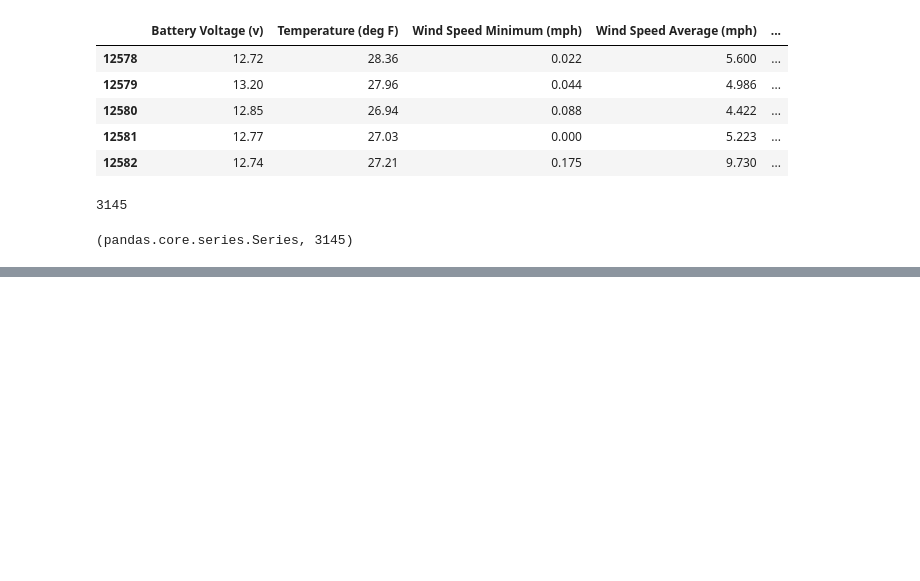
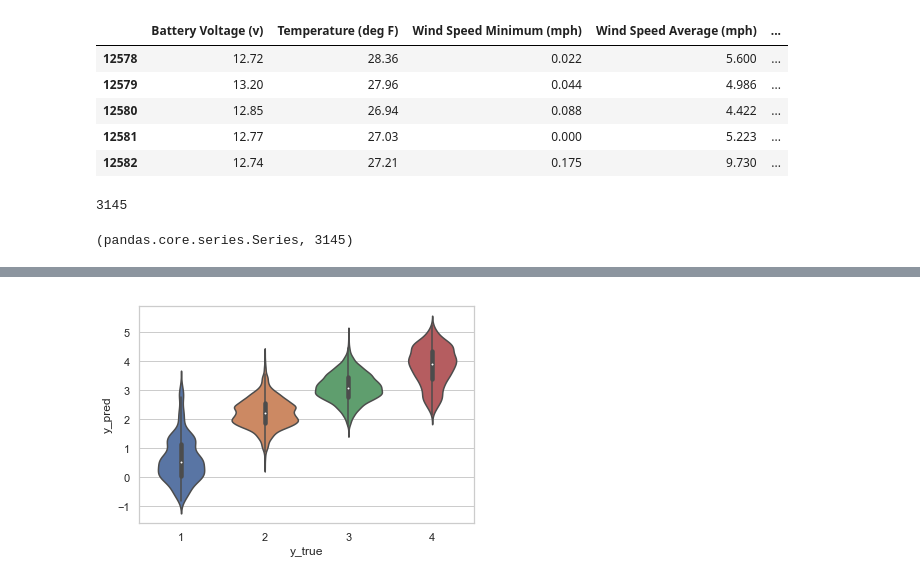
Before and after one commit to kevintheduu/avalanche-predictor, a Jupyter notebook: nb_archive/model_6.ipynb, the cells around one changed output, grey strips where cells are left out. Saved outputs shown, nothing was run; the diff lists cells and outputs as text; code cells hidden in the pictures; blank space fills up the shorter version.

```diff
--- a/nb_archive/model_6.ipynb
+++ b/nb_archive/model_6.ipynb
@@ -320,0 +512,4 @@ df_violin = pd.melt(df_y,var_name='groups',value_name='danger level')
+# %%
+violin_plot_error(pipe2, X_train, y_train,rescale=True)
+# %% [output]
+[figure, added]
```
Also changed, not shown: parts of 51 cells of this notebook, 32 other files.
